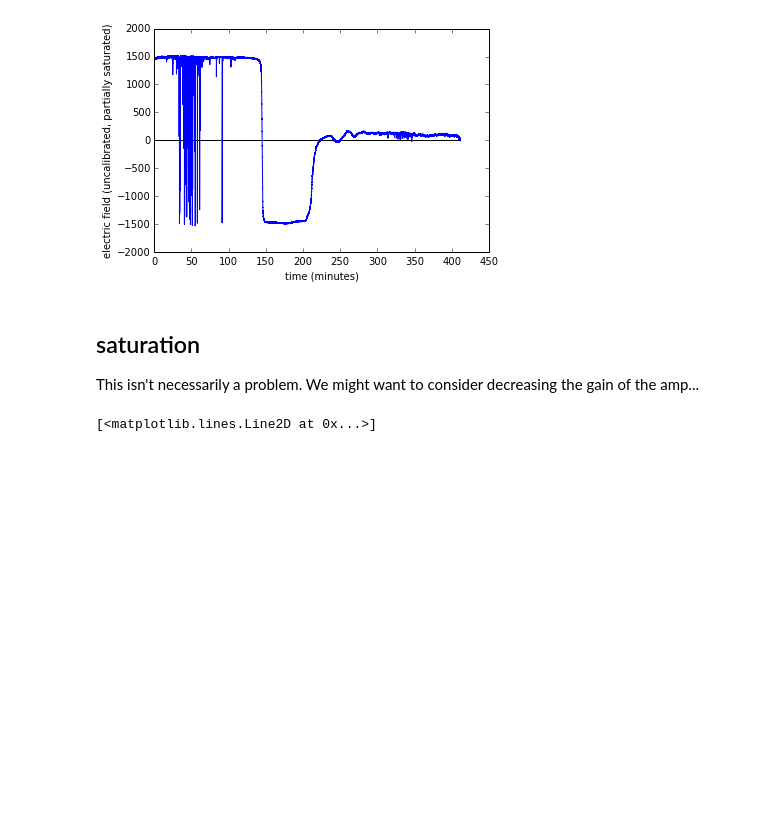
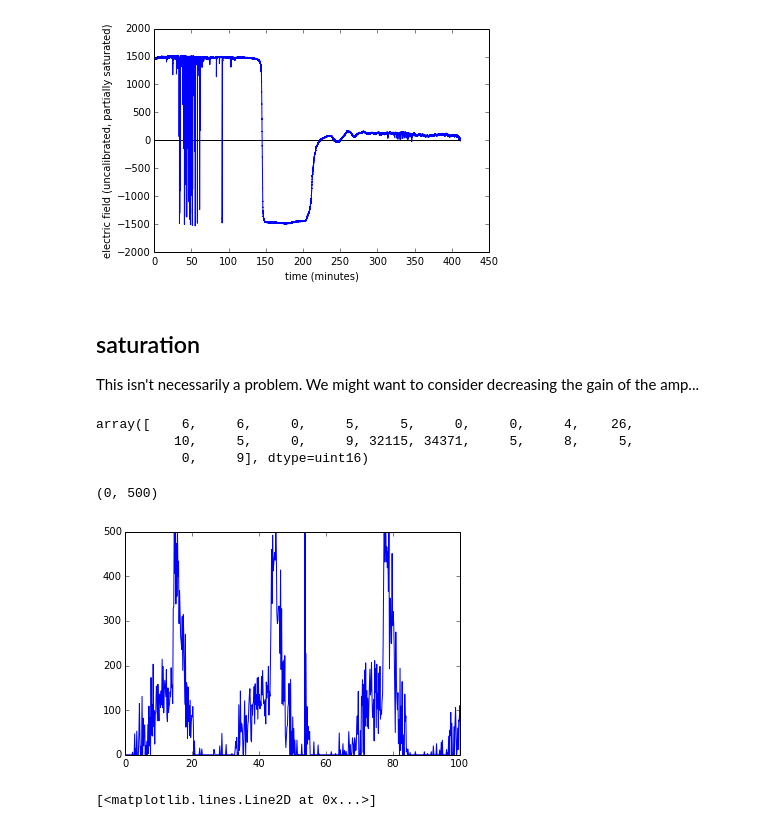
Before and after one commit to BrantCarlson/CAERENet, a Jupyter notebook: dataProc/examples.ipynb, the cells around one changed output. Saved outputs shown, nothing was run; the diff lists cells and outputs as text; code cells hidden in the pictures; blank space fills up the shorter version.

Commit message:
some issues discovered but not fixed...
clk will nto fit in a "word", but "word" is the data type used for the
buffer.  I'm overflowing and losing time info.

```diff
--- a/dataProc/examples.ipynb
+++ b/dataProc/examples.ipynb
@@ -41,6 +41,22 @@ xlabel('time (minutes)')
 # %% [markdown]
 ## saturation
 This isn't necessarily a problem.  We might want to consider decreasing the gain of the amp...
+# %%
+x = dp.readArray("/home/brant/delmedata/D")
+x[1010:1030]
+# %% [output]
+array([    6,     6,     0,     5,     5,     0,     0,     4,    26,
+          10,     5,     0,     9, 32115, 34371,     5,     8,     5,
+           0,     9], dtype=uint16)
+# %%
+a = dp.readData("/home/brant/delmedata/D")
+# %%
+plot(a[0]['t'],a[0]['adc'])
+xlim(0,100)
+ylim(0,500)
+# %% [output]
+(0, 500)
+[figure, added]
 # %%
 # saturation
 a = dp.readData(conf.dataDir+"B",1024*10,1024*1000)
```
Also changed, not shown: parts of 2 cells of this notebook, 1 other file.
